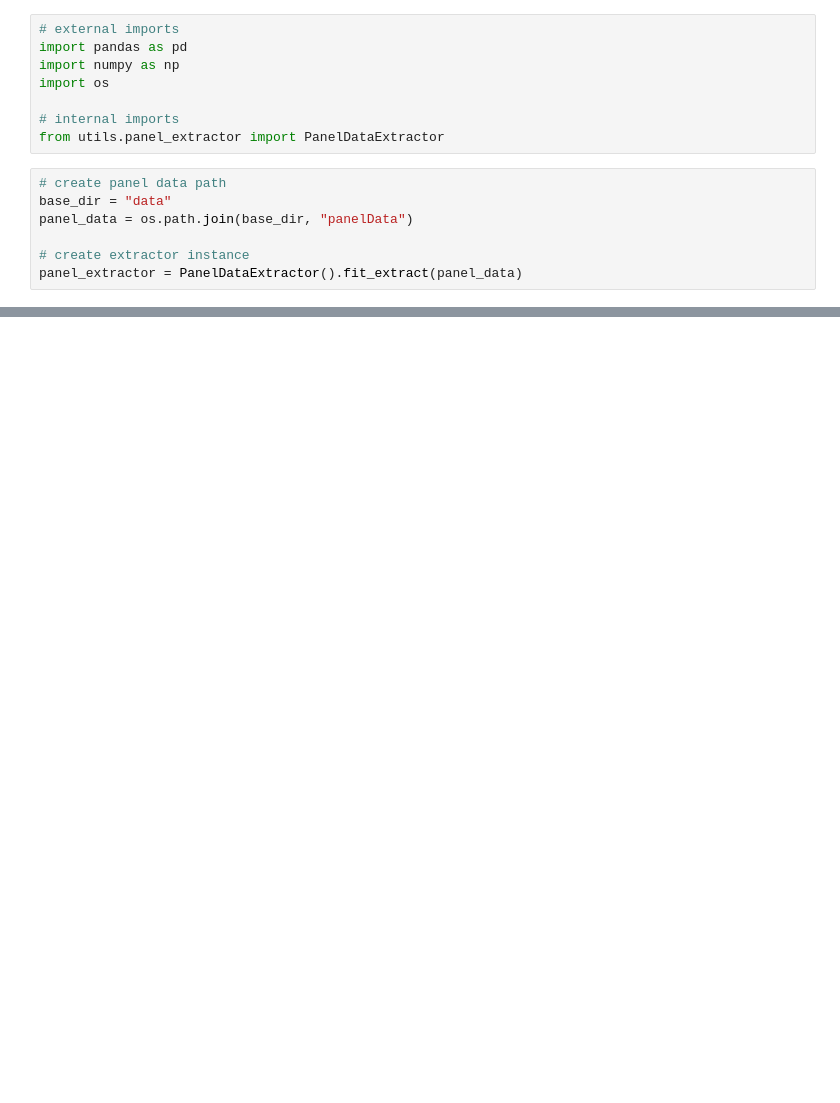
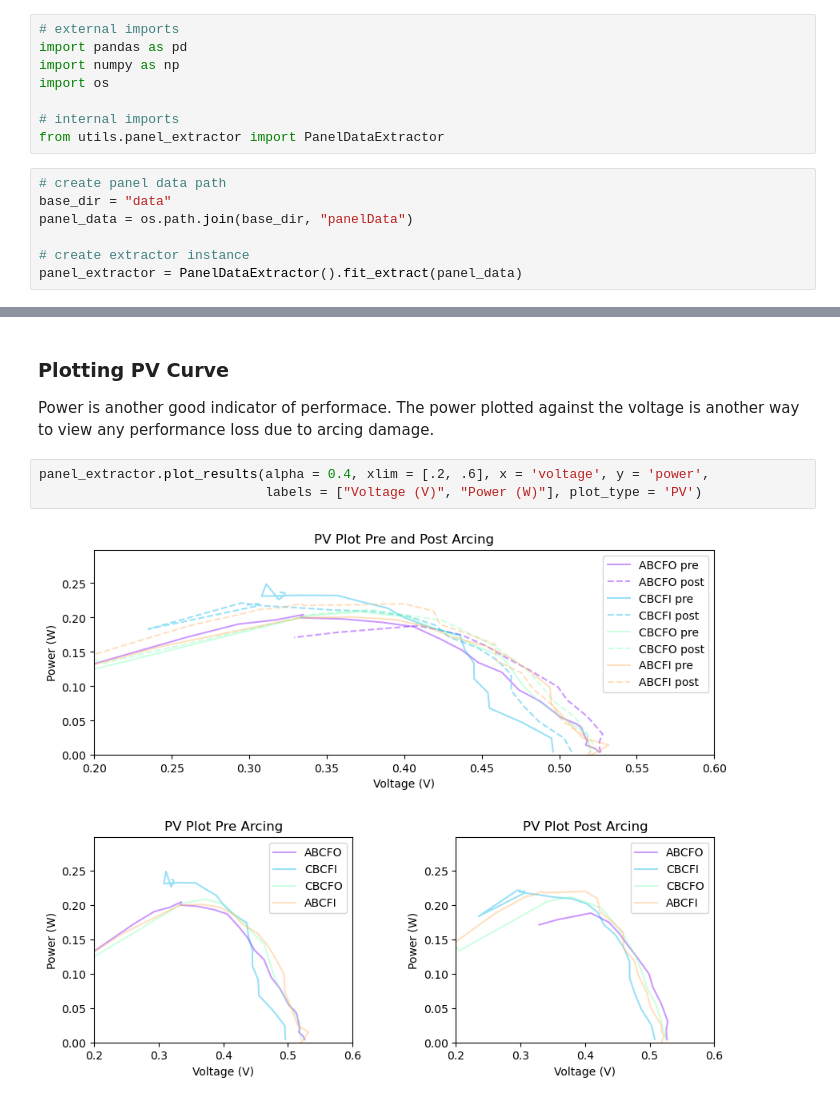
Before and after one commit to willAlbertini707/ArcingLab, a Jupyter notebook: main_data_analysis.ipynb, the cells around one changed output, grey strips where cells are left out. Saved outputs shown, nothing was run; the diff lists cells and outputs as text; blank space fills up the shorter version.

```diff
--- a/main_data_analysis.ipynb
+++ b/main_data_analysis.ipynb
@@ -31,0 +61,9 @@ panel_extractor.plot_results()
+# %% [markdown]
+### Plotting PV Curve
+
+Power is another good indicator of performace. The power plotted against the voltage is another way to view any performance loss due to arcing damage.
+# %%
+panel_extractor.plot_results(alpha = 0.4, xlim = [.2, .6], x = 'voltage', y = 'power',
+                             labels = ["Voltage (V)", "Power (W)"], plot_type = 'PV')
+# %% [output]
+[figure, added]
```
Also changed, not shown: parts of 15 cells of this notebook.
